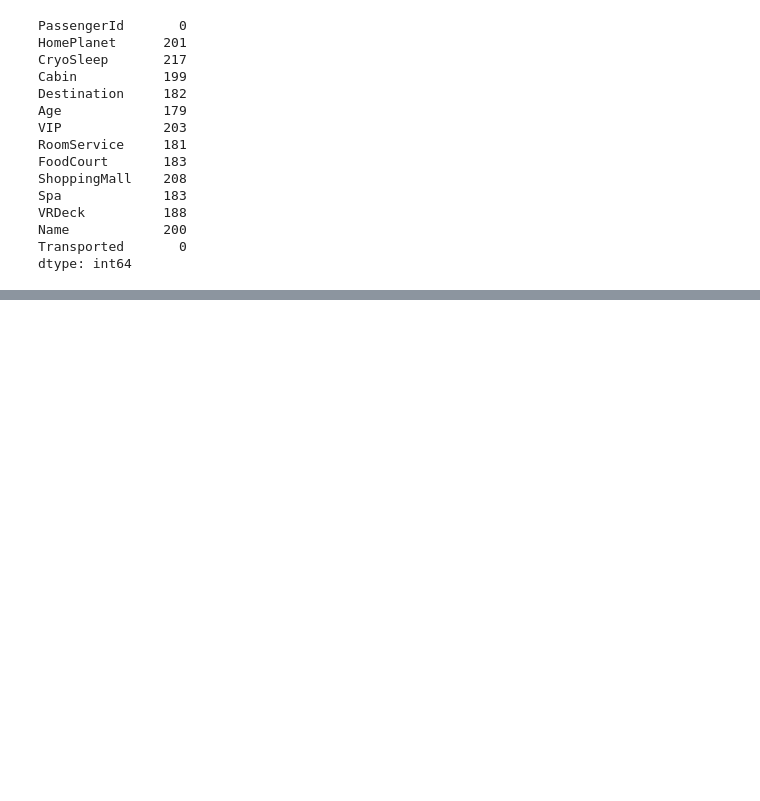
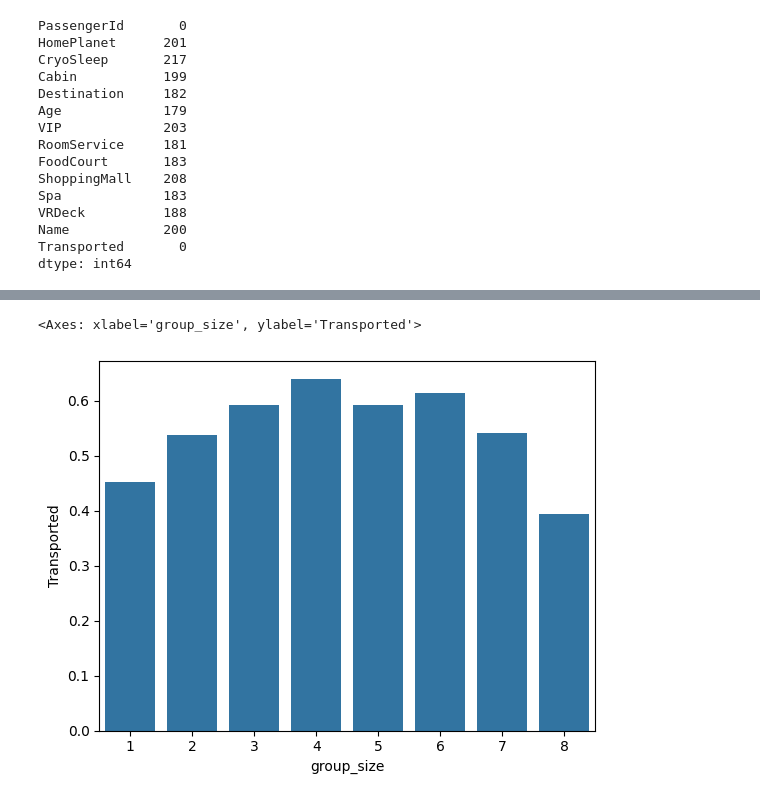
Before and after one commit to yxy1104/my_kaggle, a Jupyter notebook: spaceship_titanic/spaceship_titanic_eda.ipynb, the cells around one changed output, grey strips where cells are left out. Cells and saved outputs as stored; diff of their text form; code cells hidden in the pictures; blank space fills up the shorter version.

Commit message:
add feature EDA and data preprocessing pipelines

```diff
--- a/spaceship_titanic/spaceship_titanic_eda.ipynb
+++ b/spaceship_titanic/spaceship_titanic_eda.ipynb
@@ -74,0 +89,9 @@ df.head(3)
+# %%
+df['passenger_group'] = df['PassengerId'].str.split('_').apply(lambda x: x[0])
+df['group_size'] = df.groupby('passenger_group').PassengerId.transform('count')
+# %%
+# plots to explore the target variable and group size
+sns.barplot(data = df, x = 'group_size', y = 'Transported', errorbar = None)
+# %% [output]
+<Axes: xlabel='group_size', ylabel='Transported'>
+[figure, added]
```
Also changed, not shown: parts of 36 cells of this notebook.
